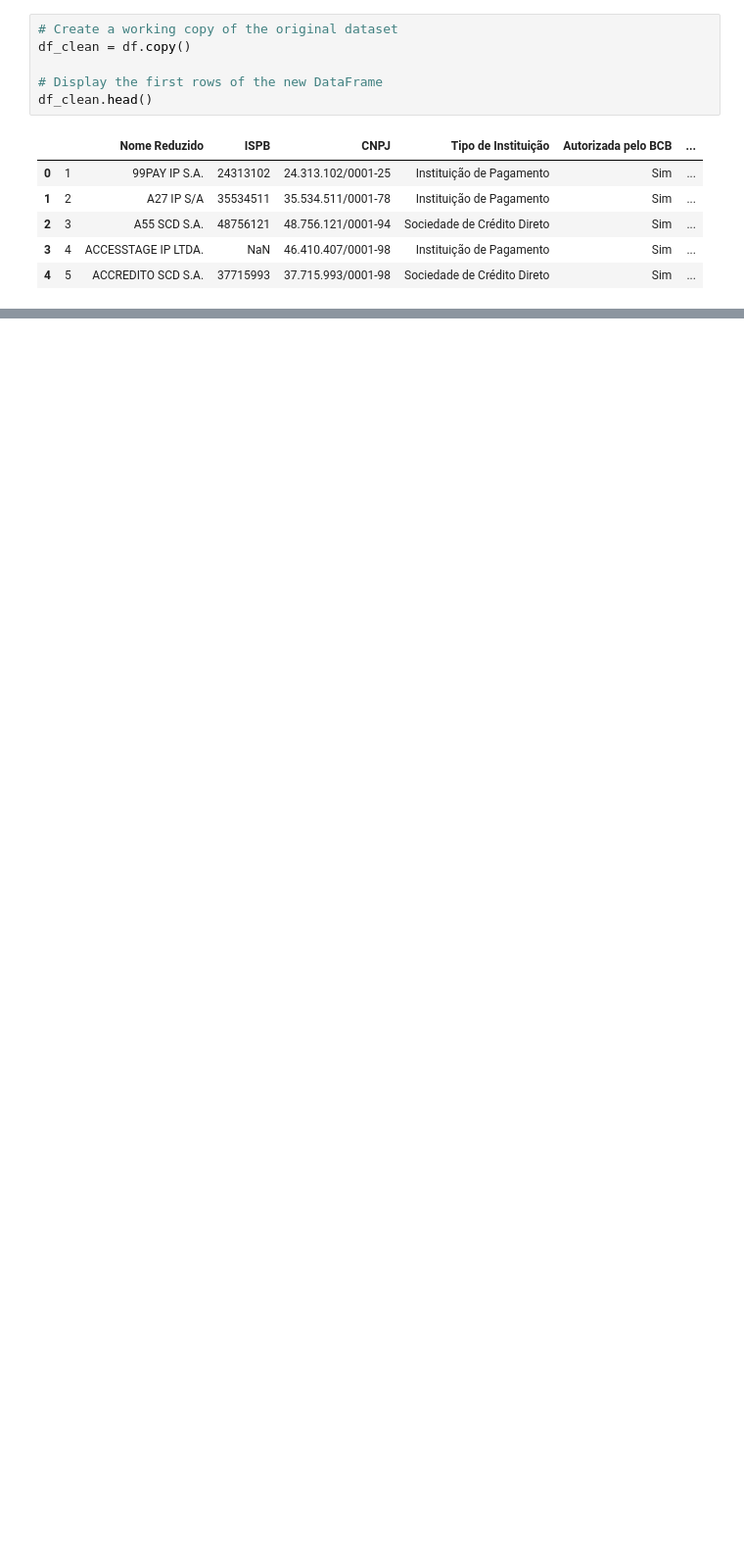
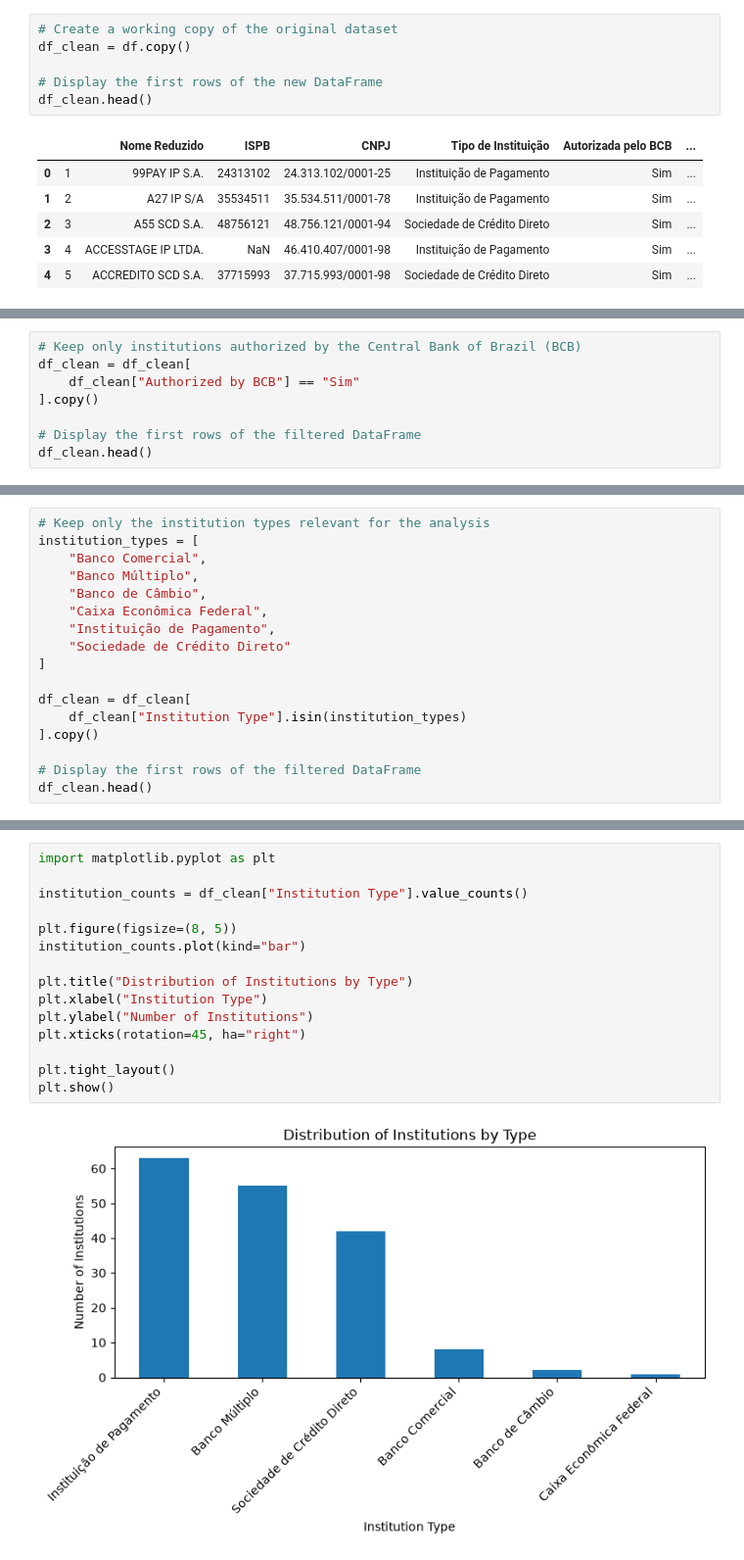
Before and after one commit to MahBarrosFM/PIX-Participants-Data-Cleaning-Segmentation, a Jupyter notebook: Notebook/01_data_cleaning.ipynb, the cells around one changed output, grey strips where cells are left out. Shown at 98% size. Cells and saved outputs as stored; diff of their text form; blank space fills up the shorter version.

```diff
--- a/Notebook/01_data_cleaning.ipynb
+++ b/Notebook/01_data_cleaning.ipynb
@@ -411,0 +200,8 @@ Overall, this project demonstrates how a systematic data preparation process can
+# %%
+# Keep only institutions authorized by the Central Bank of Brazil (BCB)
+df_clean = df_clean[
+    df_clean["Authorized by BCB"] == "Sim"
+].copy()
+
+# Display the first rows of the filtered DataFrame
+df_clean.head()
@@ -411,0 +234,17 @@ Overall, this project demonstrates how a systematic data preparation process can
+# %%
+# Keep only the institution types relevant for the analysis
+institution_types = [
+    "Banco Comercial",
+    "Banco Múltiplo",
+    "Banco de Câmbio",
+    "Caixa Econômica Federal",
+    "Instituição de Pagamento",
+    "Sociedade de Crédito Direto"
+]
+
+df_clean = df_clean[
+    df_clean["Institution Type"].isin(institution_types)
+].copy()
+
+# Display the first rows of the filtered DataFrame
+df_clean.head()
@@ -411,0 +378,17 @@ Overall, this project demonstrates how a systematic data preparation process can
+# %%
+import matplotlib.pyplot as plt
+
+institution_counts = df_clean["Institution Type"].value_counts()
+
+plt.figure(figsize=(8, 5))
+institution_counts.plot(kind="bar")
+
+plt.title("Distribution of Institutions by Type")
+plt.xlabel("Institution Type")
+plt.ylabel("Number of Institutions")
+plt.xticks(rotation=45, ha="right")
+
+plt.tight_layout()
+plt.show()
+# %% [output]
+[figure, added]
```
Also changed, not shown: parts of 32 cells of this notebook, 1 other file.
